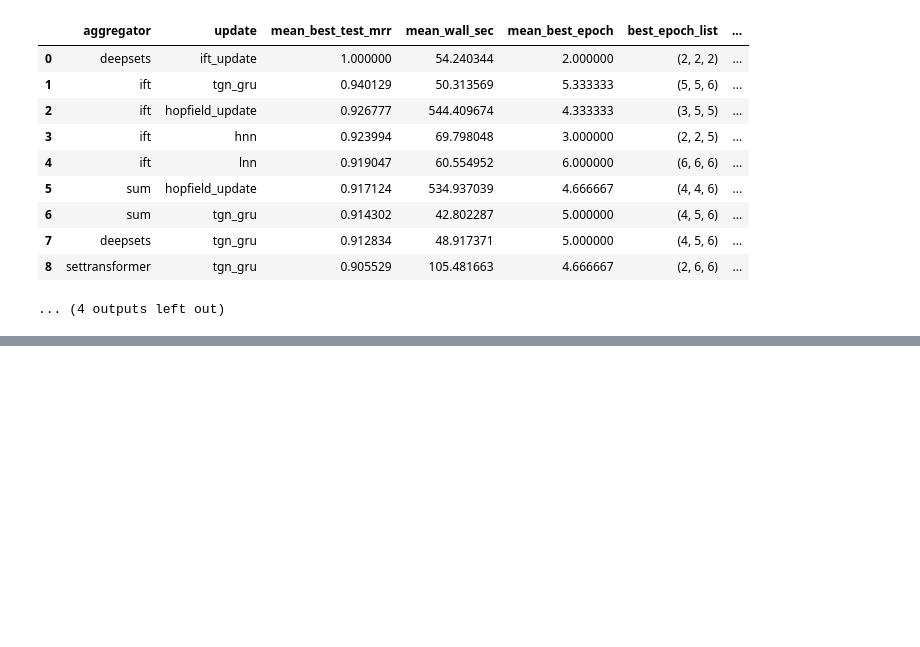
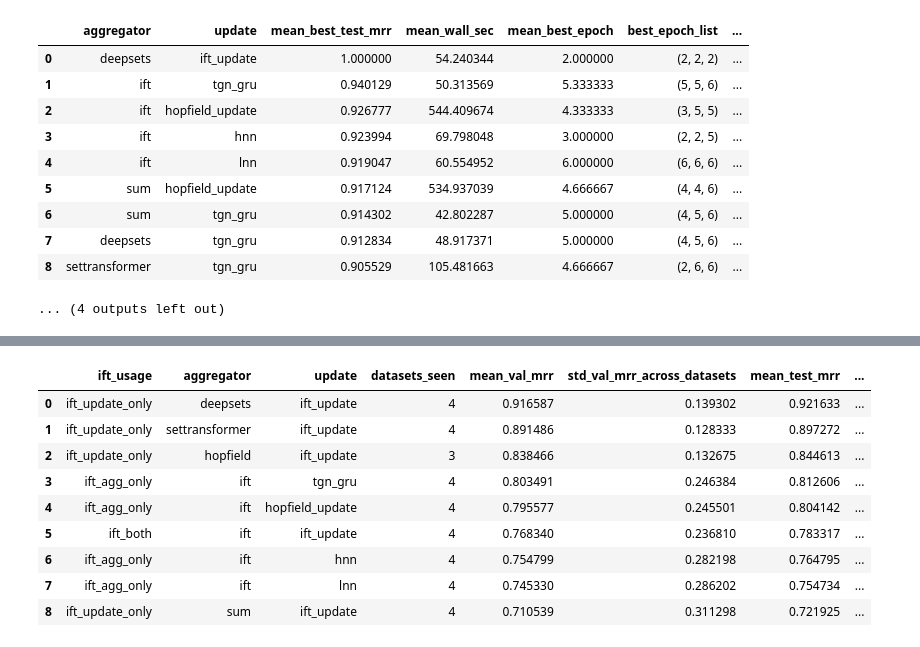
Before and after one commit to tweninger/fnn, a Jupyter notebook: interactiondynamics/analysis/json_analysis.ipynb, the cells around one changed output, grey strips where cells are left out. Drawn from its saved outputs; the diff is of its cells as text; code cells hidden in the pictures; blank space fills up the shorter version.

```diff
--- a/interactiondynamics/analysis/json_analysis.ipynb
+++ b/interactiondynamics/analysis/json_analysis.ipynb
@@ -1210,0 +1573,29 @@ for ds in EXPECTED_DATASETS:
+# %%
+ift_usage_summary = (
+    ift_combined.groupby(["ift_usage", "aggregator", "update"], dropna=False)
+    .agg(
+        datasets_seen=("dataset", "nunique"),
+        mean_val_mrr=("mean_best_val_mrr", "mean"),
+        std_val_mrr_across_datasets=("mean_best_val_mrr", "std"),
+        mean_test_mrr=("mean_best_test_mrr", "mean"),
+        mean_best_epoch=("mean_best_epoch", "mean"),
+        mean_wall_sec=("mean_wall_sec", "mean"),
+        mean_completion_rate=("completion_rate", "mean"),
+    )
+    .reset_index()
+    .sort_values(["mean_val_mrr", "mean_test_mrr"], ascending=False)
+    .reset_index(drop=True)
+)
+
+display(ift_usage_summary)
+# %% [output]
+|  | ift_usage | aggregator | update | datasets_seen | mean_val_mrr | std_val_mrr_across_datasets | mean_test_mrr | ... |
+| 0 | ift_update_only | deepsets | ift_update | 4 | 0.916587 | 0.139302 | 0.921633 | ... |
+| 1 | ift_update_only | settransformer | ift_update | 4 | 0.891486 | 0.128333 | 0.897272 | ... |
+| 2 | ift_update_only | hopfield | ift_update | 3 | 0.838466 | 0.132675 | 0.844613 | ... |
+| 3 | ift_agg_only | ift | tgn_gru | 4 | 0.803491 | 0.246384 | 0.812606 | ... |
+| 4 | ift_agg_only | ift | hopfield_update | 4 | 0.795577 | 0.245501 | 0.804142 | ... |
+| 5 | ift_both | ift | ift_update | 4 | 0.768340 | 0.236810 | 0.783317 | ... |
+| 6 | ift_agg_only | ift | hnn | 4 | 0.754799 | 0.282198 | 0.764795 | ... |
+| 7 | ift_agg_only | ift | lnn | 4 | 0.745330 | 0.286202 | 0.754734 | ... |
+| 8 | ift_update_only | sum | ift_update | 4 | 0.710539 | 0.311298 | 0.721925 | ... |
```
Also changed, not shown: parts of 4 cells of this notebook.
